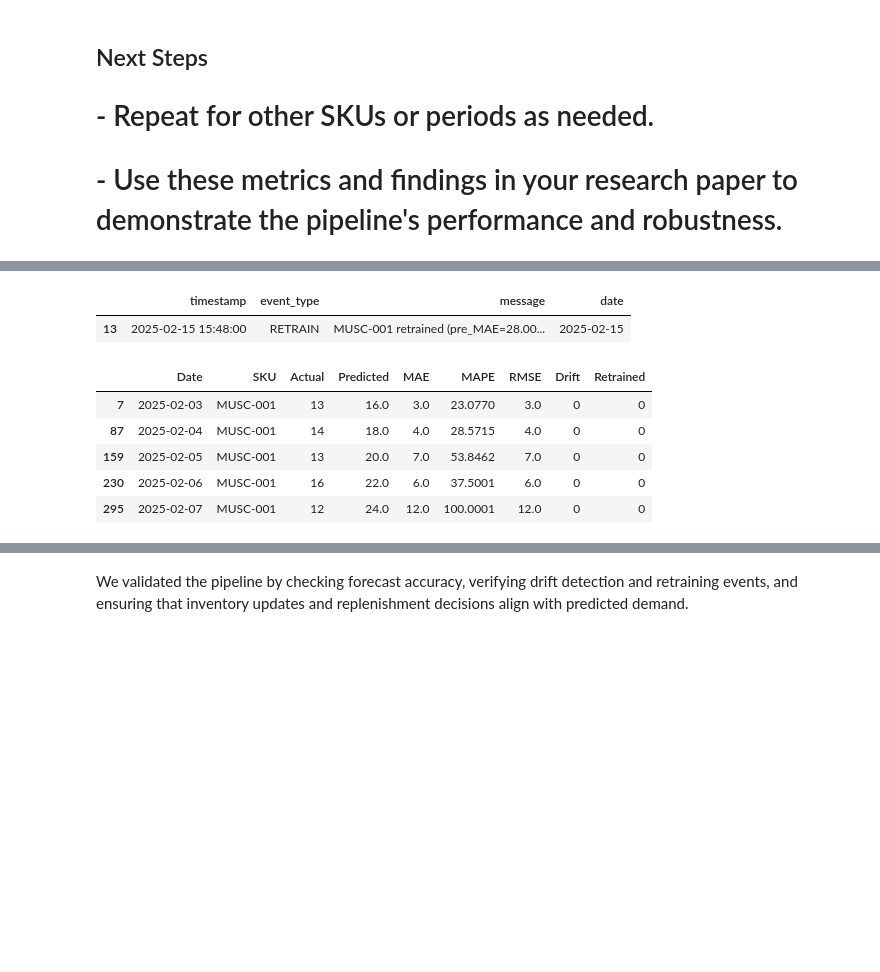
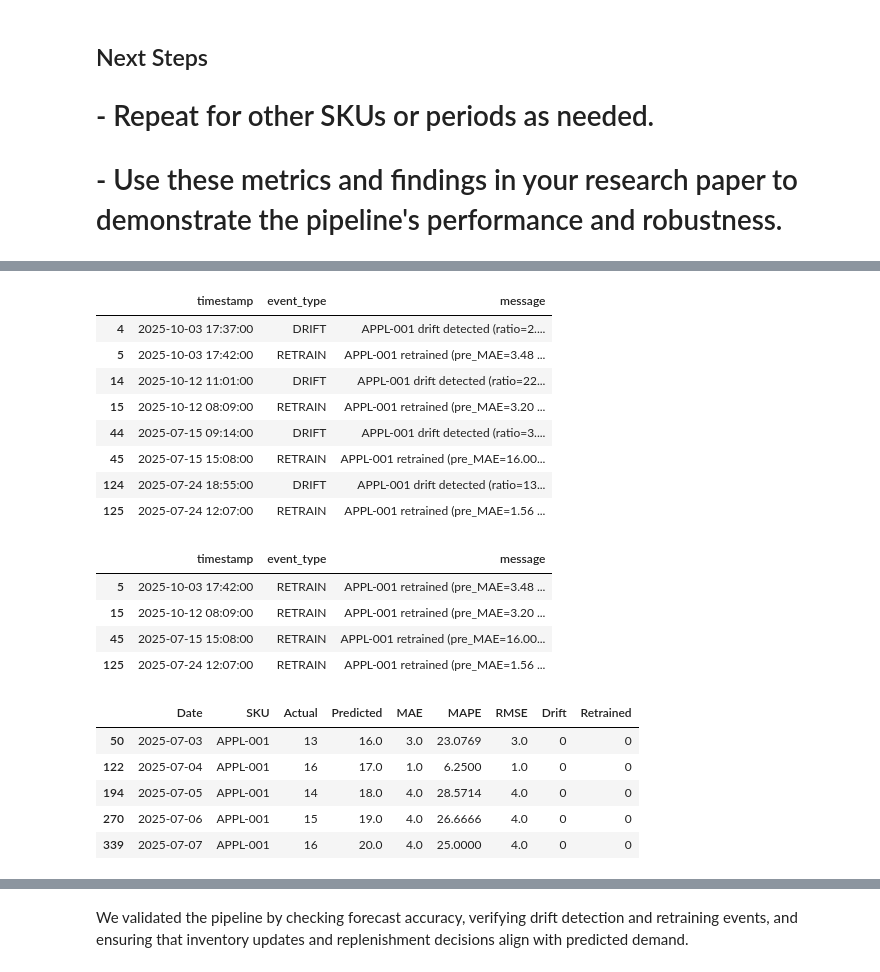
Before and after one commit to nidhik52/demand-forecasting-drift, a Jupyter notebook: notebook/02_validate_results.ipynb, the cells around one changed output, grey strips where cells are left out. Saved outputs shown, nothing was run; the diff lists cells and outputs as text; code cells hidden in the pictures; blank space fills up the shorter version.

```diff
--- a/notebook/02_validate_results.ipynb
+++ b/notebook/02_validate_results.ipynb
@@ -104,36 +152,44 @@ Accuracy: 0.9061017227695112
 # %%
 # Drift Check - System events with SKU in message
-
-events_sku = events[events["message"].str.contains(sku)]
-events_sku
-
-
+try:
+    events_sku = events[events['message'].str.contains(sku)]
+    display(events_sku)
+except Exception as e:
+    print('Events data not loaded or missing columns:', e)
 # Retrain Check - System events with "RETRAIN" in event_type and SKU in message
-
-events_retrain = events[
-    (events["event_type"] == "RETRAIN") &
-    (events["message"].str.contains(sku))
-]
-
-events_retrain
+try:
+    events_retrain = events[(events['event_type'] == 'RETRAIN') & (events['message'].str.contains(sku))]
+    display(events_retrain)
+except Exception as e:
+    print('Events data not loaded or missing columns:', e)
 # %% [output]
-|  | timestamp | event_type | message | date |
-| 13 | 2025-02-15 15:48:00 | RETRAIN | MUSC-001 retrained (pre_MAE=28.00... | 2025-02-15 |
+|  | timestamp | event_type | message |
+| 4 | 2025-10-03 17:37:00 | DRIFT | APPL-001 drift detected (ratio=2.... |
+| 5 | 2025-10-03 17:42:00 | RETRAIN | APPL-001 retrained (pre_MAE=3.48 ... |
+| 14 | 2025-10-12 11:01:00 | DRIFT | APPL-001 drift detected (ratio=22... |
+| 15 | 2025-10-12 08:09:00 | RETRAIN | APPL-001 retrained (pre_MAE=3.20 ... |
+| 44 | 2025-07-15 09:14:00 | DRIFT | APPL-001 drift detected (ratio=3.... |
+| 45 | 2025-07-15 15:08:00 | RETRAIN | APPL-001 retrained (pre_MAE=16.00... |
+| 124 | 2025-07-24 18:55:00 | DRIFT | APPL-001 drift detected (ratio=13... |
+| 125 | 2025-07-24 12:07:00 | RETRAIN | APPL-001 retrained (pre_MAE=1.56 ... |
+|  | timestamp | event_type | message |
+| 5 | 2025-10-03 17:42:00 | RETRAIN | APPL-001 retrained (pre_MAE=3.48 ... |
+| 15 | 2025-10-12 08:09:00 | RETRAIN | APPL-001 retrained (pre_MAE=3.20 ... |
+| 45 | 2025-07-15 15:08:00 | RETRAIN | APPL-001 retrained (pre_MAE=16.00... |
+| 125 | 2025-07-24 12:07:00 | RETRAIN | APPL-001 retrained (pre_MAE=1.56 ... |
 # %%
 # Metrics Logging - Filter metrics for SKU and date range
-
-metrics_sku = metrics[
-    (metrics["SKU"] == sku) &
-    (metrics["Date"].between(start, end))
-]
-
-metrics_sku.head()
+try:
+    metrics_sku = metrics[(metrics['SKU'] == sku) & (metrics['Date'].between(start, end))]
+    display(metrics_sku.head())
+except Exception as e:
+    print('Metrics data not loaded or missing columns:', e)
 # %% [output]
 |  | Date | SKU | Actual | Predicted | MAE | MAPE | RMSE | Drift | Retrained |
-| 7 | 2025-02-03 | MUSC-001 | 13 | 16.0 | 3.0 | 23.0770 | 3.0 | 0 | 0 |
-| 87 | 2025-02-04 | MUSC-001 | 14 | 18.0 | 4.0 | 28.5715 | 4.0 | 0 | 0 |
-| 159 | 2025-02-05 | MUSC-001 | 13 | 20.0 | 7.0 | 53.8462 | 7.0 | 0 | 0 |
-| 230 | 2025-02-06 | MUSC-001 | 16 | 22.0 | 6.0 | 37.5001 | 6.0 | 0 | 0 |
-| 295 | 2025-02-07 | MUSC-001 | 12 | 24.0 | 12.0 | 100.0001 | 12.0 | 0 | 0 |
+| 50 | 2025-07-03 | APPL-001 | 13 | 16.0 | 3.0 | 23.0769 | 3.0 | 0 | 0 |
+| 122 | 2025-07-04 | APPL-001 | 16 | 17.0 | 1.0 | 6.2500 | 1.0 | 0 | 0 |
+| 194 | 2025-07-05 | APPL-001 | 14 | 18.0 | 4.0 | 28.5714 | 4.0 | 0 | 0 |
+| 270 | 2025-07-06 | APPL-001 | 15 | 19.0 | 4.0 | 26.6666 | 4.0 | 0 | 0 |
+| 339 | 2025-07-07 | APPL-001 | 16 | 20.0 | 4.0 | 25.0000 | 4.0 | 0 | 0 |
 # %%
 # Master Inventory Validation - Filter inventory for SKU
```
Also changed, not shown: parts of 19 cells of this notebook, 10 other files.
